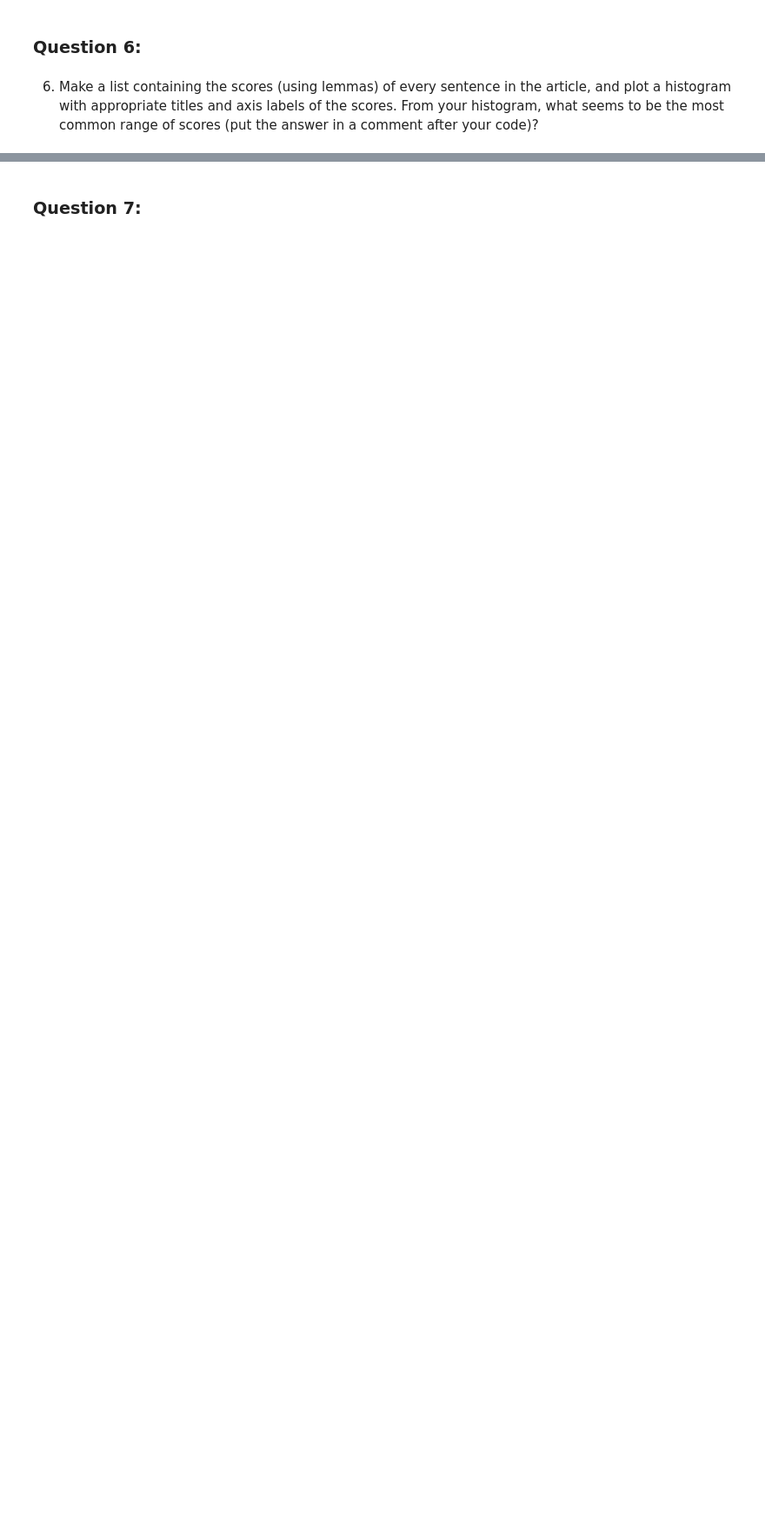
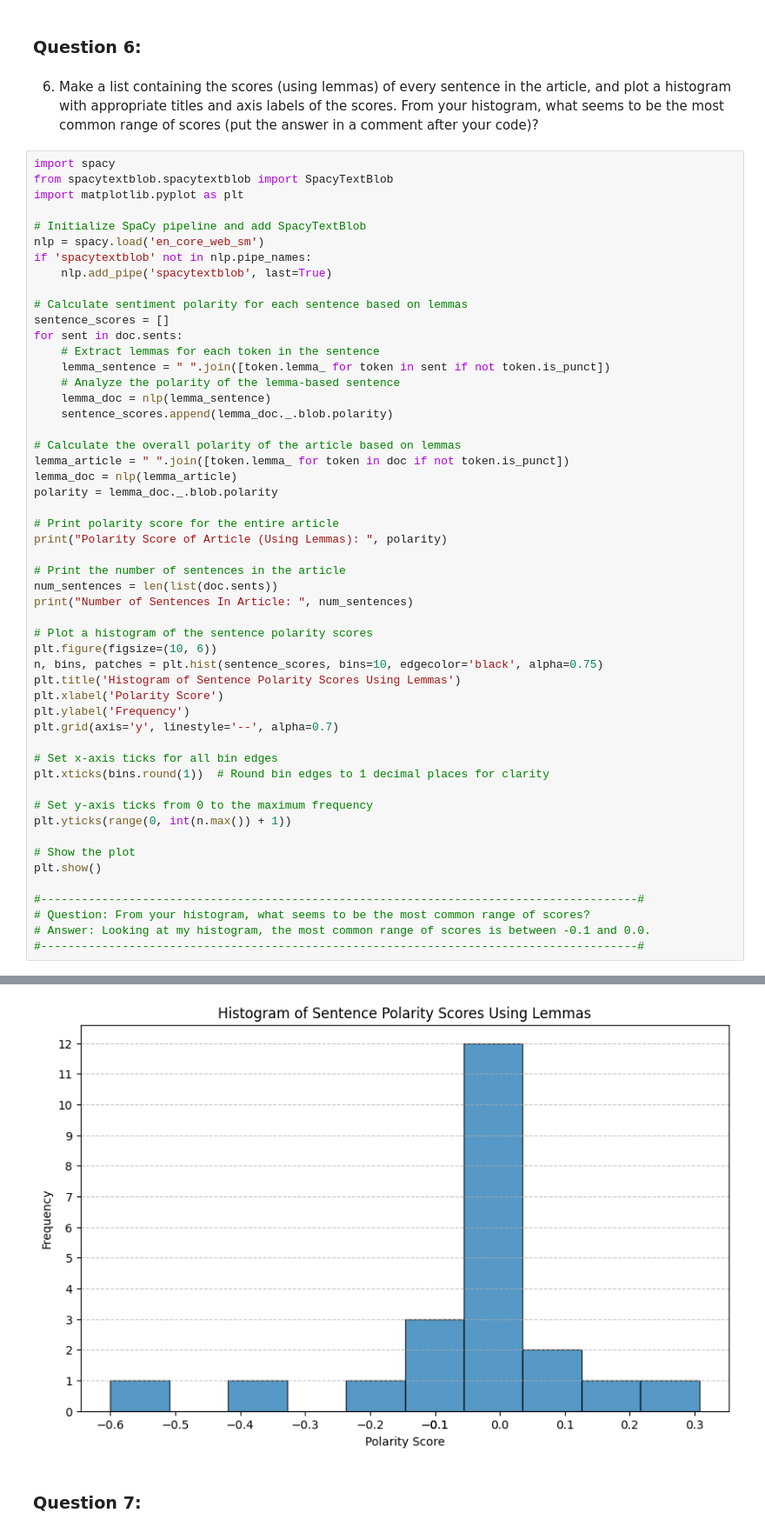
Before and after one commit to jrandl/article-summarizer, a Jupyter notebook: article-summarizer.ipynb, the cells around one changed output, grey strips where cells are left out. Shown at 87% size. Drawn from its saved outputs; the diff is of its cells as text; blank space fills up the shorter version.

Commit message:
completed question 6 and updated question 5

```diff
--- a/article-summarizer.ipynb
+++ b/article-summarizer.ipynb
@@ -258,3 +243,56 @@ Number of Sentences In Article:  22
 ### Question 6:
 # %% [markdown]
 6. Make a list containing the scores (using lemmas) of every sentence in the article, and plot a histogram with appropriate titles and axis labels of the scores.  From your histogram, what seems to be the most common range of scores (put the answer in a comment after your code)?
+# %%
+import spacy
+from spacytextblob.spacytextblob import SpacyTextBlob
+import matplotlib.pyplot as plt
+
+# Initialize SpaCy pipeline and add SpacyTextBlob
+nlp = spacy.load('en_core_web_sm')
+if 'spacytextblob' not in nlp.pipe_names:
+    nlp.add_pipe('spacytextblob', last=True)
+
+# Calculate sentiment polarity for each sentence based on lemmas
+sentence_scores = []
+for sent in doc.sents:
+    # Extract lemmas for each token in the sentence
+    lemma_sentence = " ".join([token.lemma_ for token in sent if not token.is_punct])
+    # Analyze the polarity of the lemma-based sentence
+    lemma_doc = nlp(lemma_sentence)
+    sentence_scores.append(lemma_doc._.blob.polarity)
+
+# Calculate the overall polarity of the article based on lemmas
+lemma_article = " ".join([token.lemma_ for token in doc if not token.is_punct])
+lemma_doc = nlp(lemma_article)
+polarity = lemma_doc._.blob.polarity
+
+# Print polarity score for the entire article
+print("Polarity Score of Article (Using Lemmas): ", polarity)
+
+# Print the number of sentences in the article
+num_sentences = len(list(doc.sents))
+print("Number of Sentences In Article: ", num_sentences)
+
+# Plot a histogram of the sentence polarity scores
+plt.figure(figsize=(10, 6))
+n, bins, patches = plt.hist(sentence_scores, bins=10, edgecolor='black', alpha=0.75)
+plt.title('Histogram of Sentence Polarity Scores Using Lemmas')
+plt.xlabel('Polarity Score')
+plt.ylabel('Frequency')
+plt.grid(axis='y', linestyle='--', alpha=0.7)
+
+# Set x-axis ticks for all bin edges
+plt.xticks(bins.round(1))  # Round bin edges to 1 decimal places for clarity
+
+# Set y-axis ticks from 0 to the maximum frequency
+plt.yticks(range(0, int(n.max()) + 1))
+
+# Show the plot
+plt.show()
+
+#----------------------------------------------------------------------------------------#
+# Question: From your histogram, what seems to be the most common range of scores?
+# Answer: Looking at my histogram, the most common range of scores is between -0.1 and 0.0.
+#----------------------------------------------------------------------------------------#
+# %% [output]
@@ -261,3 +301,4 @@ Number of Sentences In Article:  22
+[figure, added]
 # %% [markdown]
 ### Question 7:
 # %% [markdown]
```
Also changed, not shown: parts of 2 cells of this notebook.
